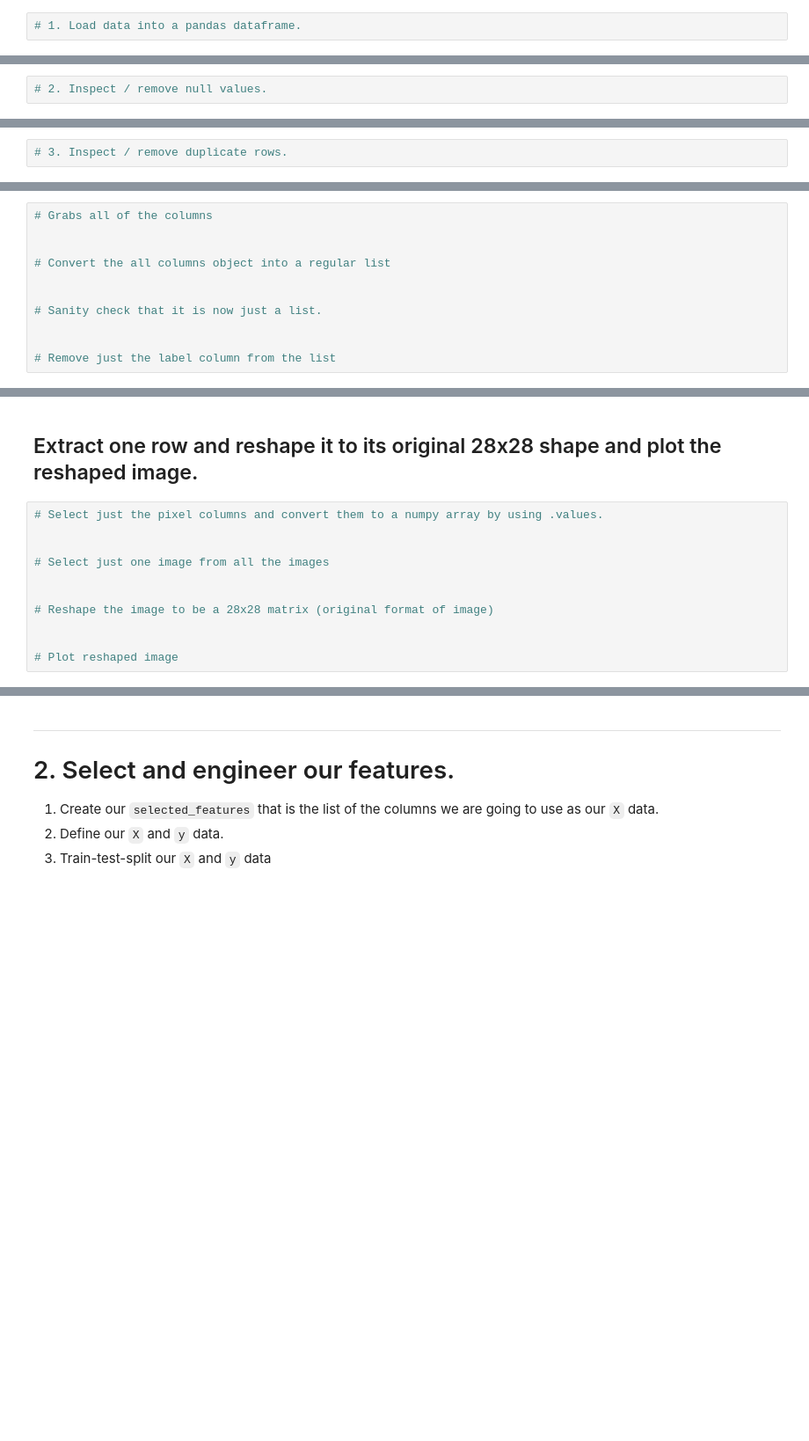
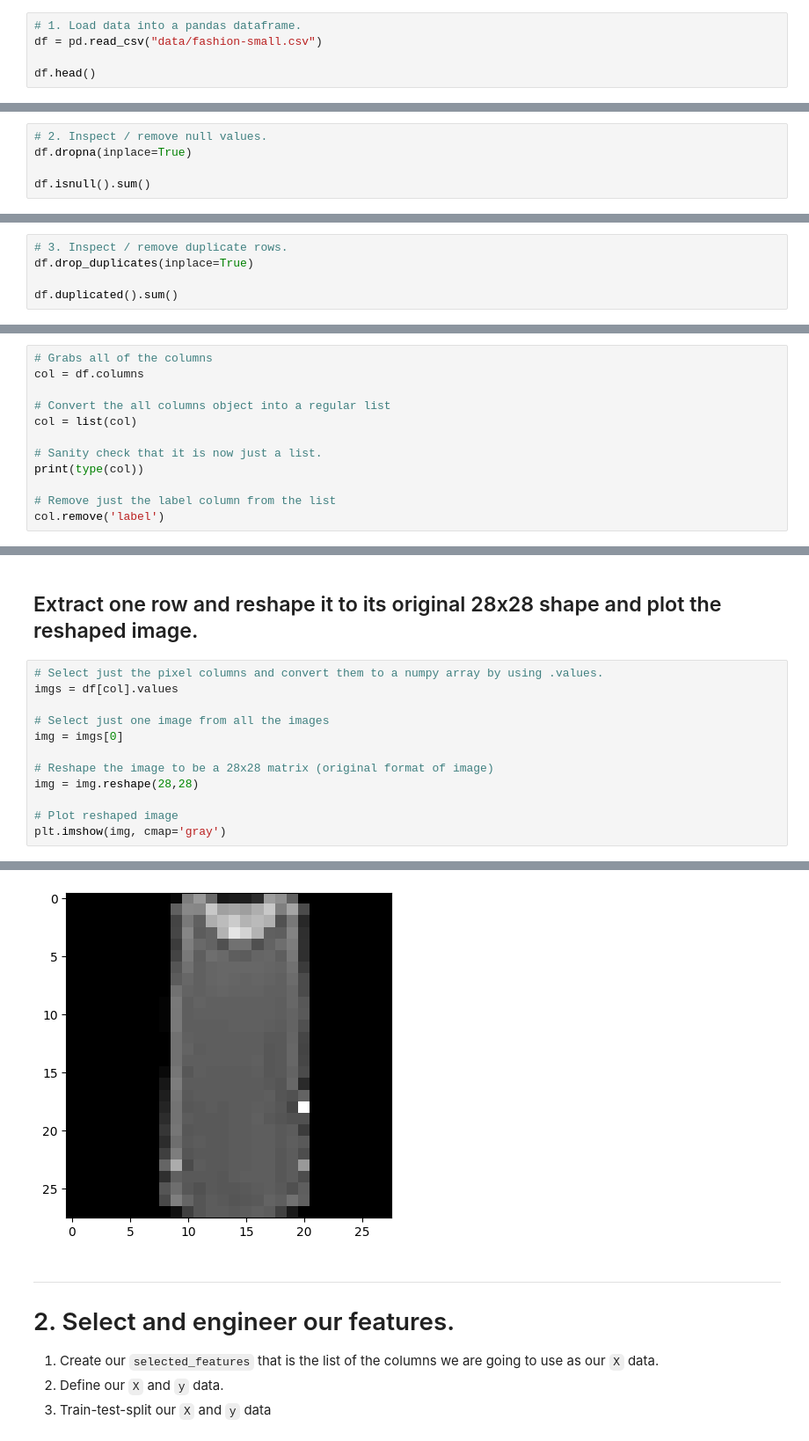
Before and after one commit to 112523chen/2022-fall-data-science, a Jupyter notebook: Week-06-Image-Classification/Image-Classification-Exercise.ipynb, the cells around one changed output, grey strips where cells are left out. Shown at 88% size. Saved outputs shown, nothing was run; the diff lists cells and outputs as text; blank space fills up the shorter version.

```diff
--- a/Week-06-Image-Classification/Image-Classification-Exercise.ipynb
+++ b/Week-06-Image-Classification/Image-Classification-Exercise.ipynb
@@ -33,3 +34,6 @@ import matplotlib.pyplot as plt
 5. Visualize at least one image.
 # %%
 # 1. Load data into a pandas dataframe.
+df = pd.read_csv("data/fashion-small.csv")
+
+df.head()
@@ -37,3 +49,6 @@ import matplotlib.pyplot as plt
 ### Inspect for null values
 # %%
 # 2. Inspect / remove null values.
+df.dropna(inplace=True)
+
+df.isnull().sum()
@@ -41,3 +69,6 @@ import matplotlib.pyplot as plt
 ### Check for duplicates
 # %%
 # 3. Inspect / remove duplicate rows.
+df.drop_duplicates(inplace=True)
+
+df.duplicated().sum()
@@ -51,12 +97,13 @@ import matplotlib.pyplot as plt
 ## First, we need to create a list that is just our pixel columns
 # %%
 # Grabs all of the columns
-
+col = df.columns
 
 # Convert the all columns object into a regular list
-
+col = list(col)
 
 # Sanity check that it is now just a list.
-
+print(type(col))
 
 # Remove just the label column from the list
+col.remove('label')
@@ -64,12 +113,14 @@ import matplotlib.pyplot as plt
 ## Extract one row and reshape it to its original 28x28 shape and plot the reshaped image.
 # %%
 # Select just the pixel columns and convert them to a numpy array by using .values.
-
+imgs = df[col].values
 
 # Select just one image from all the images
-
+img = imgs[0]
 
 # Reshape the image to be a 28x28 matrix (original format of image)
-
+img = img.reshape(28,28)
 
 # Plot reshaped image
+plt.imshow(img, cmap='gray')
+# %% [output]
@@ -76,3 +128,4 @@ import matplotlib.pyplot as plt
+[figure, added]
 # %% [markdown]
 ___
 # 2. Select and engineer our features.
```
Also changed, not shown: parts of 25 cells of this notebook.
